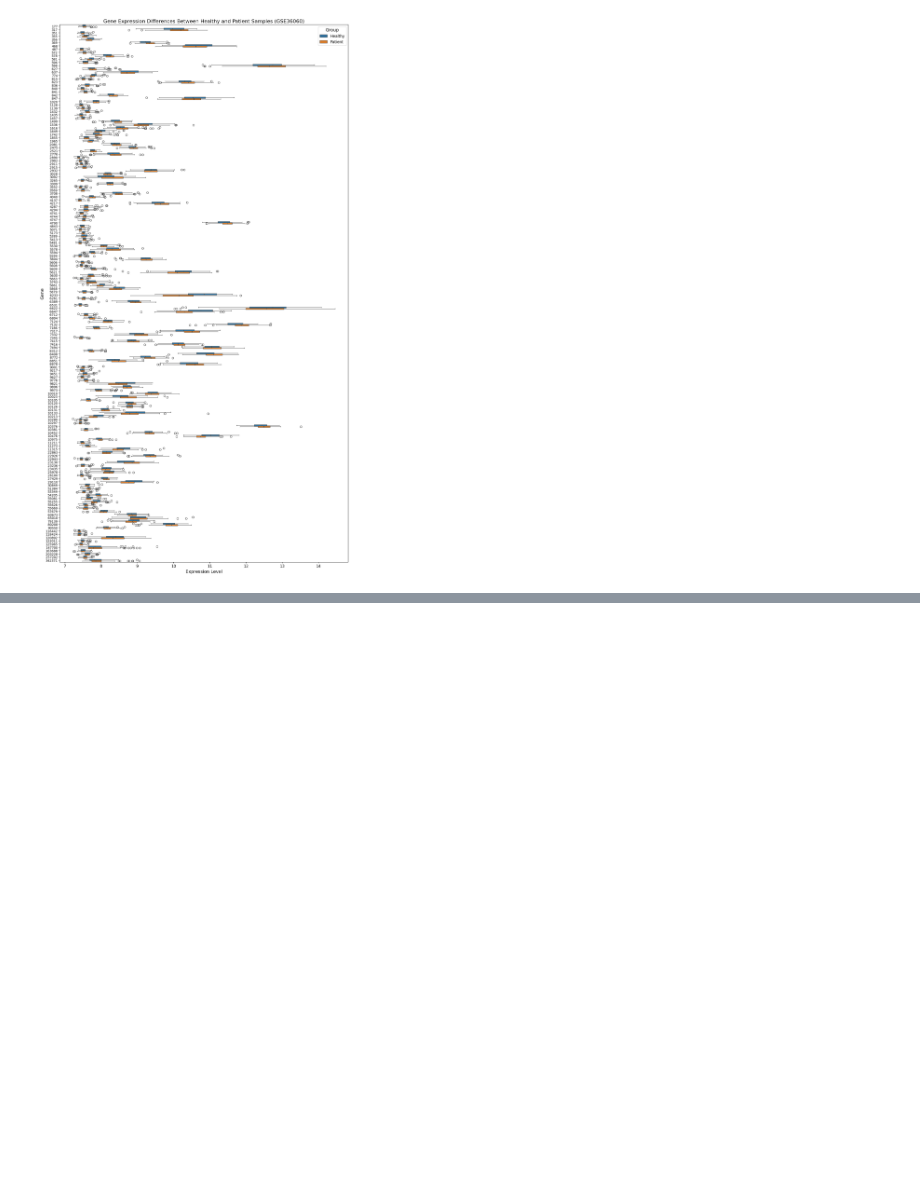
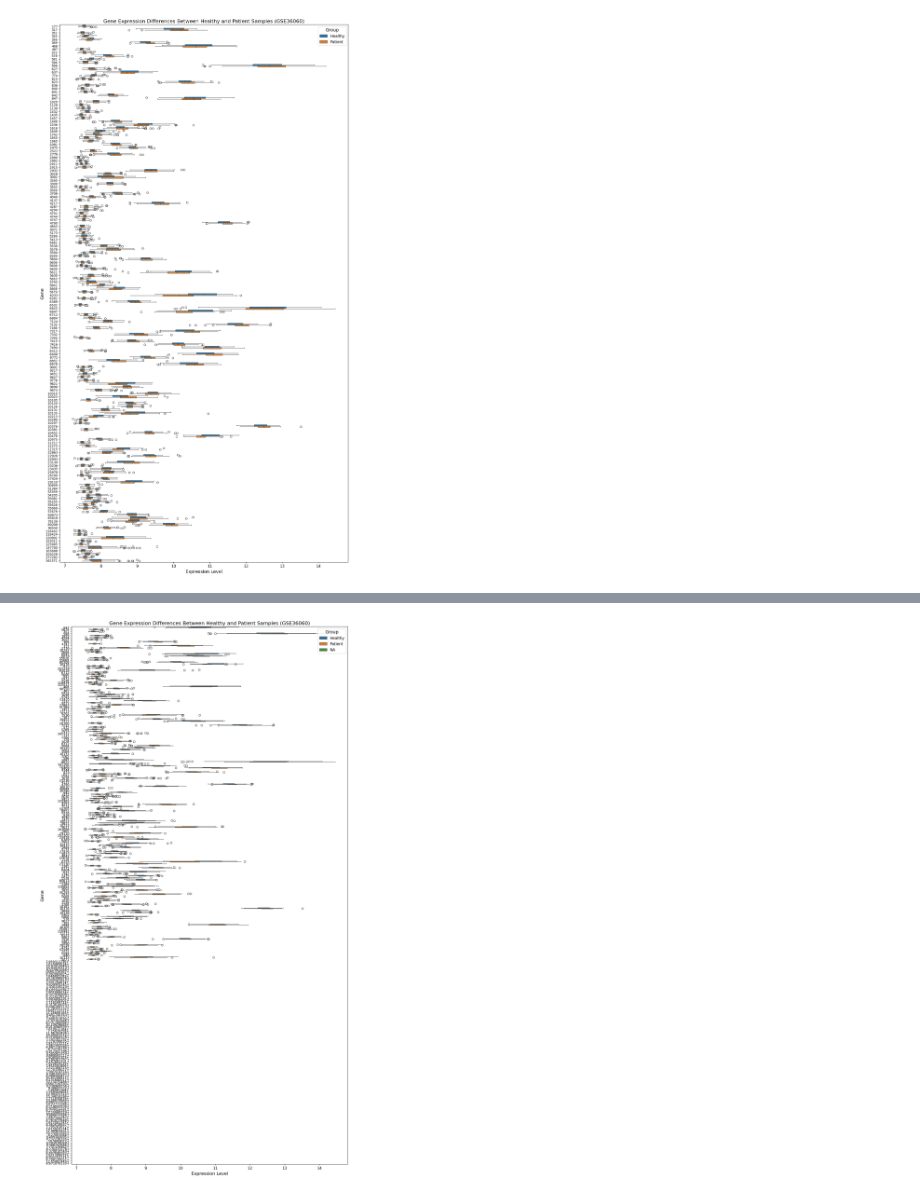
Before and after one commit to mohsenSarvariHero/Bioanformatics, a Jupyter notebook: boxplot36060.ipynb, the cells around one changed output, grey strips where cells are left out. Saved outputs shown, nothing was run; the diff lists cells and outputs as text; code cells hidden in the pictures; blank space fills up the shorter version.

```diff
--- a/boxplot36060.ipynb
+++ b/boxplot36060.ipynb
@@ -81,0 +375,65 @@ plt.show()
+# %%
+import pandas as pd
+import matplotlib.pyplot as plt
+import seaborn as sns
+
+# File paths
+healthy_file_path = 'h_63060plot.csv'
+patient_file_path = 'p_63060plot.csv'
+h_deg_file_path = 'h_deg_63060plot.csv'
+p_deg_file_path = 'p_deg_63060plot.csv'
+
+# Reading the files into pandas DataFrames
+healthy_data = pd.read_csv(healthy_file_path)
+patient_data = pd.read_csv(patient_file_path)
+h_deg_data = pd.read_csv(h_deg_file_path, header=None, names=["Gene"])
+p_deg_data = pd.read_csv(p_deg_file_path, header=None, names=["Gene"])
+
+# Extract DEGs into sets
+h_deg_genes = set(h_deg_data["Gene"])
+p_deg_genes = set(p_deg_data["Gene"])
+all_deg_genes = h_deg_genes.union(p_deg_genes)
+
+# Reshape the healthy and patient data for plotting
+healthy_melted = healthy_data.melt(id_vars=["Unnamed: 0"], var_name="Sample", value_name="Expression")
+healthy_melted["Group"] = "Healthy"
+
+patient_melted = patient_data.melt(id_vars=["Unnamed: 0"], var_name="Sample", value_name="Expression")
+patient_melted["Group"] = "Patient"
+
+# Combine the datasets
+combined_data = pd.concat([healthy_melted, patient_melted])
+combined_data.rename(columns={"Unnamed: 0": "Gene"}, inplace=True)
+
+# Ensure all genes from h_deg and p_deg are included in the dataset
+all_genes = pd.DataFrame({"Gene": list(all_deg_genes)})
+all_genes["Expression"] = None  # Placeholder for missing values
+all_genes["Group"] = "NA"  # To signify no group for these entries
+
+# Merge the all_genes with the combined data
+combined_data = pd.concat([combined_data, all_genes], ignore_index=True)
+
+# Annotate genes with a '+' if they are in h_deg or p_deg
+def annotate_gene(gene):
+    if gene in all_deg_genes:
+        return f"{gene}+"
+    return gene
+
+combined_data["Gene_Annotated"] = combined_data["Gene"].apply(annotate_gene)
+
+# Create the boxplot
+plt.figure(figsize=(14, 25))  # Larger height for better spacing
+sns.boxplot(data=combined_data, y="Gene_Annotated", x="Expression", hue="Group", orient="h", dodge=True)
+plt.title("Gene Expression Differences Between Healthy and Patient Samples (GSE36060)", fontsize=16)
+plt.ylabel("Gene", fontsize=14)
+plt.xlabel("Expression Level", fontsize=14)
+plt.xticks(fontsize=12)
+plt.yticks(fontsize=10)
+
+# Adjust subplot spacing to increase space between Y-axis elements
+plt.subplots_adjust(left=0.3, right=0.95, top=0.95, bottom=0.05)
+plt.legend(title="Group", fontsize=12, title_fontsize=14, loc="upper right")
+plt.tight_layout()
+plt.show()
+# %% [output]
+[figure, added]
```
Also changed, not shown: parts of 6 cells of this notebook.
